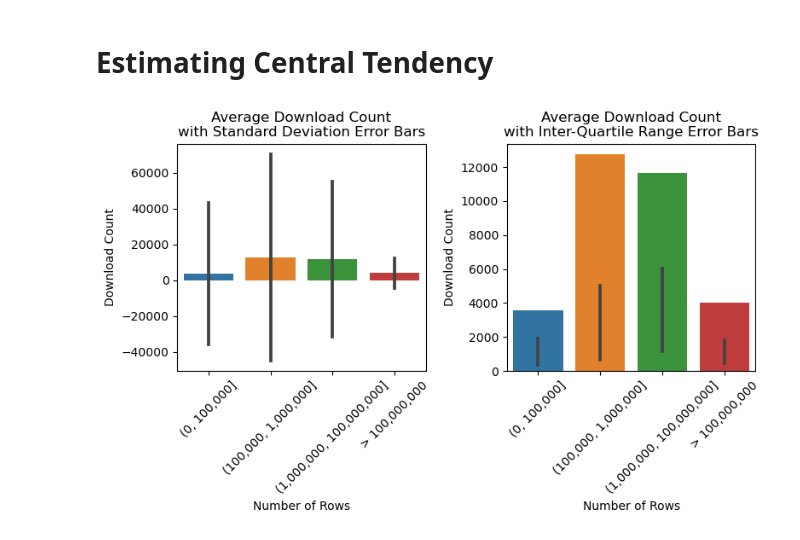
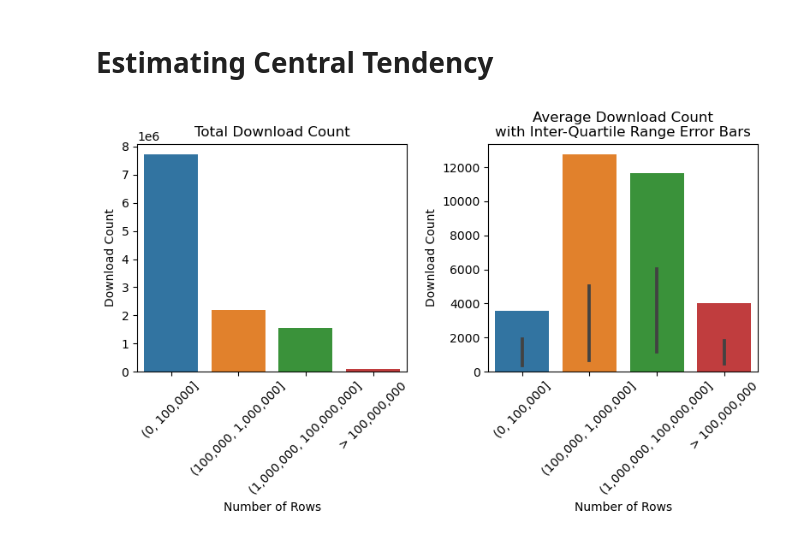
Before and after one commit to mebauer/nyc-open-bigdata, a Jupyter notebook: analysis.ipynb, the cells around one changed output. Drawn from its saved outputs; the diff is of its cells as text; code cells hidden in the pictures.

Commit message:
swap figures for central tendency stats

```diff
--- a/analysis.ipynb
+++ b/analysis.ipynb
@@ -720,33 +720,34 @@ sns.barplot(
     data=df,
     x='rows_bin',
     y='downloadCount',
+    estimator='sum',
+    errorbar=None,
     order=order,
-    errorbar='sd',
     ax=axs[0]
 )
 
 sns.barplot(
     data=df,
     x='rows_bin',
     y='downloadCount',
     order=order,
     estimator='mean',
     errorbar=('pi', 50),
     ax=axs[1]
 )
 
 axs[0].set_xticklabels(axs[0].get_xticklabels(), rotation=45)
 axs[1].set_xticklabels(axs[1].get_xticklabels(), rotation=45)
 
-axs[0].set_title('Average Download Count\nwith Standard Deviation Error Bars')
+axs[0].set_title('Total Download Count')
 axs[1].set_title('Average Download Count\nwith Inter-Quartile Range Error Bars')
 
 axs[0].set_xlabel('Number of Rows')
 axs[1].set_xlabel('Number of Rows')
 axs[0].set_ylabel('Download Count')
 axs[1].set_ylabel('Download Count')
 
 plt.tight_layout()
 plt.savefig('figures/central-tendency.png', dpi=250, bbox_inches='tight')
 # %% [output]
-[figure, old version]
+[figure, new version]
```
Also changed, not shown: 2 other files.
